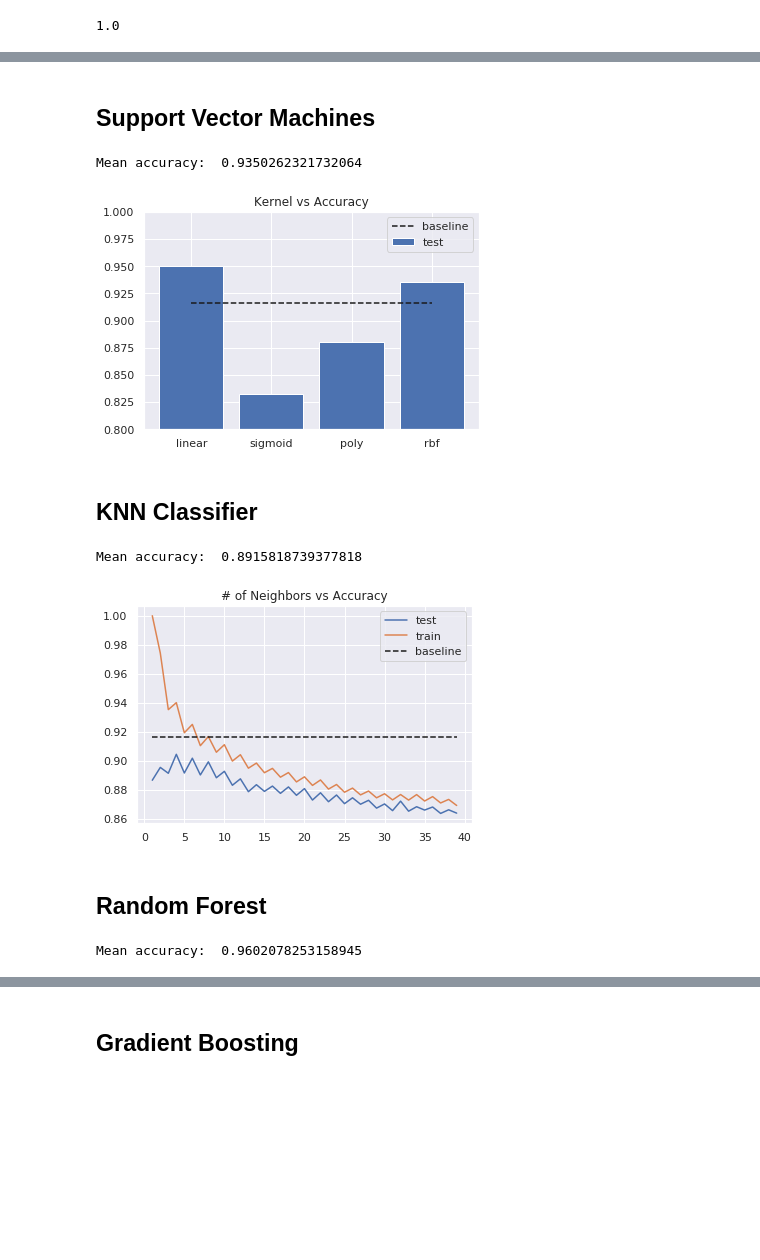
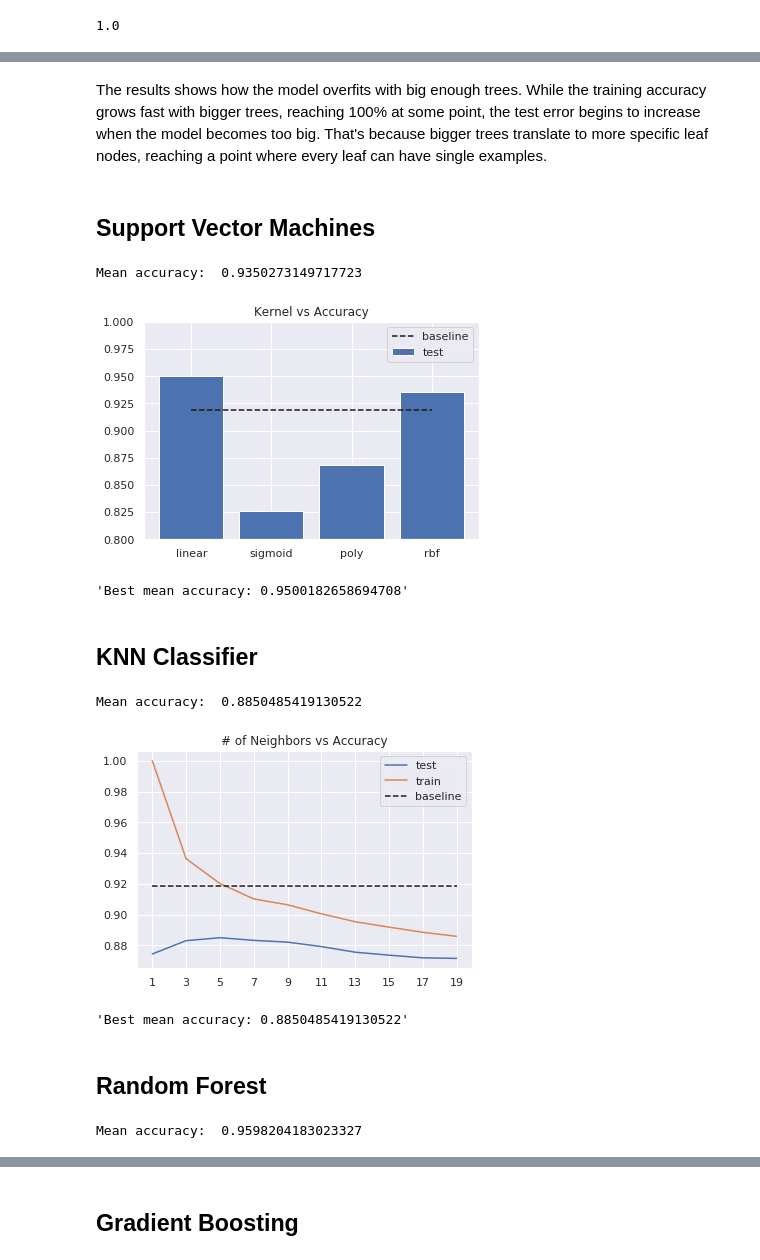
Before and after one commit to matheusfebarbosa/statistical-learning-assignment, a Jupyter notebook: koi_prediction.ipynb, the cells around one changed output, grey strips where cells are left out. Saved outputs shown, nothing was run; the diff lists cells and outputs as text; code cells hidden in the pictures; blank space fills up the shorter version.

```diff
--- a/koi_prediction.ipynb
+++ b/koi_prediction.ipynb
@@ -171,11 +154,11 @@ Mean accuracy:  0.9507897362003991
 # %%
-tree_size =  list(range(1,40)) + [None]
+tree_size =  list(np.geomspace(1, 50, num=10, dtype=int)) + [None]
 test_acc = [ ]
 train_acc = [ ]
 
 for s in tree_size:
     dtc = DecisionTreeClassifier(max_depth = s)
-    tt_acc, tr_acc = k_fold_evaluate(dtc,folds,accuracy_score)
+    tt_acc, tr_acc = cross_evaluate(dtc,X,y,folds,accuracy_score)
 
     if(tt_acc > best_result['Decision Tree']):
         best_result['Decision Tree'] = tt_acc
@@ -184,12 +167,12 @@ for s in tree_size:
     train_acc.append(tr_acc)
     test_acc.append(tt_acc)
 
-plt.plot([str(x) for x in range(1,40)]+["None"],test_acc, label='test')
-plt.plot([str(x) for x in range(1,40)]+["None"],train_acc, label='train')
-plt.plot([str(x) for x in range(1,40)]+["None"],[baseline for _ in range(1,41)],'k--', label='baseline')
-
+plt.plot(tree_size,test_acc, label='test')
+plt.plot(tree_size,train_acc, label='train')
+plt.plot(tree_size,[baseline for _ in tree_size],'k--', label='baseline')
 plt.title("Max Tree Depth vs Accuracy")
 plt.gca().legend(('test','train','baseline'))
-plt.xticks([str(x) for x in range(1,40,5)]+["None"])
 plt.show()
+
+display("Best mean accuracy: "+str(best_result['Decision Tree']))
 # %% [output]
@@ -197,23 +181,25 @@ plt.show()
+# %% [markdown]
+The results shows how the model overfits with big enough trees. While the training accuracy grows fast with bigger trees, reaching 100% at some point, the test error begins to increase when the model becomes too big. That's because bigger trees translate to more specific leaf nodes, reaching a point where every leaf can have single examples.
 # %% [markdown]
 ## Support Vector Machines
 # %%
 svc = SVC(probability=True)
 
-mean_acc,_ = k_fold_evaluate(svc,folds,accuracy_score)
+mean_acc,_ = cross_evaluate(svc,X,y,folds,accuracy_score)
 
 best_model['SVM'] = svc
 best_result['SVM'] = mean_acc
 
 print("Mean accuracy: ",mean_acc)
 # %% [output]
-Mean accuracy:  0.9350262321732064
+Mean accuracy:  0.9350273149717723
 # %%
 kernels = ['linear','sigmoid','poly','rbf']
 test_acc = []
 
 for kr in kernels:
     svc = SVC(kernel = kr,probability=True)
-    tt_acc, _ = k_fold_evaluate(svc,folds,accuracy_score)
+    tt_acc, _ = cross_evaluate(svc,X,y,folds,accuracy_score)
 
     if(tt_acc > best_result['SVM']):
         best_result['SVM'] = tt_acc
@@ -227,55 +213,62 @@ plt.title("Kernel vs Accuracy")
 plt.gca().legend(('baseline','test'))
 plt.ylim((0.8,1.0))
 plt.show()
+
+display("Best mean accuracy: "+str(best_result['SVM']))
 # %% [output]
-[figure, old version]
+[figure, new version]
+'Best mean accuracy: 0.9500182658694708'
 # %% [markdown]
 ## KNN Classifier
 # %%
 knn = KNeighborsClassifier()
 
-mean_acc,_ = k_fold_evaluate(knn,folds,accuracy_score)
+mean_acc,_ = cross_evaluate(knn,X,y,folds,accuracy_score)
 
 best_model['KNN'] = knn
 best_result['KNN'] = mean_acc
 
 print("Mean accuracy: ",mean_acc)
 # %% [output]
-Mean accuracy:  0.8915818739377818
+Mean accuracy:  0.8850485419130522
 # %%
-n_neigh =  list(range(1,40))
+n_neigh =  list(range(1,20,2))
 test_acc = [ ]
 train_acc = [ ]
 for n in n_neigh:
     knn = KNeighborsClassifier(n_neighbors=n)
-    tt_acc, tr_acc = k_fold_evaluate(knn,folds,accuracy_score)
+    tt_acc, tr_acc = cross_evaluate(knn,X,y,folds,accuracy_score)
 
     if(tt_acc > best_result['KNN']):
         best_result['KNN'] = tt_acc
         best_model['KNN'] = knn
 
     train_acc.append(tr_acc)
     test_acc.append(tt_acc)
 
 plt.plot(n_neigh,test_acc, label='test')
 plt.plot(n_neigh,train_acc, label='train')
 plt.plot(n_neigh,[baseline for _ in n_neigh],'k--', label='baseline')
 plt.title("# of Neighbors vs Accuracy")
 plt.gca().legend(('test','train','baseline'))
+plt.xticks(list(range(1,20,2)))
 plt.show()
+
+display("Best mean accuracy: "+str(best_result['KNN']))
 # %% [output]
-[figure, old version]
+[figure, new version]
+'Best mean accuracy: 0.8850485419130522'
 # %% [markdown]
 ## Random Forest
 # %%
 rfc = RandomForestClassifier()
 
-mean_acc,_ = k_fold_evaluate(rfc,folds,accuracy_score)
+mean_acc,_ = cross_evaluate(rfc,X,y,folds,accuracy_score)
 
 best_model['Random Forest'] = rfc
 best_result['Random Forest'] = mean_acc
 
 print("Mean accuracy: ",mean_acc)
 # %% [output]
-Mean accuracy:  0.9602078253158945
+Mean accuracy:  0.9598204183023327
 # %%
```
Also changed, not shown: parts of 26 cells of this notebook.
